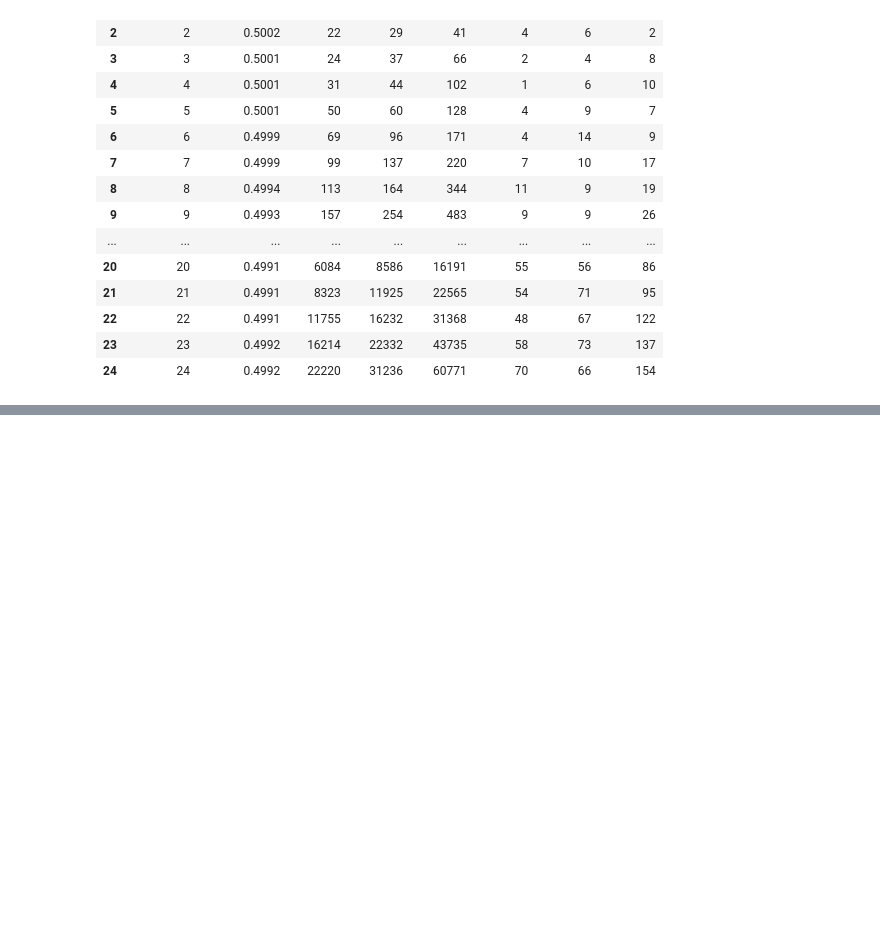
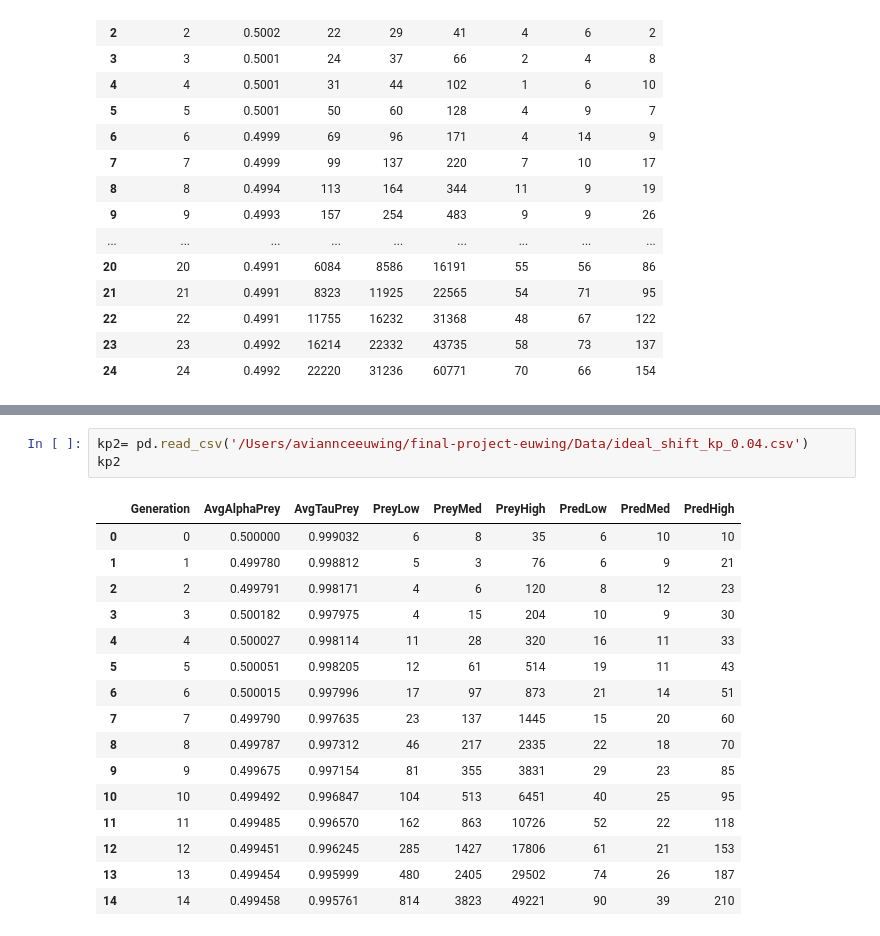
Before and after one commit to CS361-S25/final-project-euwing, a Jupyter notebook: plots.ipynb, the cells around one changed output, grey strips where cells are left out. Drawn from its saved outputs; the diff is of its cells as text; blank space fills up the shorter version.

```diff
--- a/plots.ipynb
+++ b/plots.ipynb
@@ -37,0 +60,20 @@ Text(0, 0.5, 'Prey Population')
+# %%
+kp2= pd.read_csv('/Users/aviannceeuwing/final-project-euwing/Data/ideal_shift_kp_0.04.csv')
+kp2
+# %% [output]
+|  | Generation | AvgAlphaPrey | AvgTauPrey | PreyLow | PreyMed | PreyHigh | PredLow | PredMed | PredHigh |
+| 0 | 0 | 0.500000 | 0.999032 | 6 | 8 | 35 | 6 | 10 | 10 |
+| 1 | 1 | 0.499780 | 0.998812 | 5 | 3 | 76 | 6 | 9 | 21 |
+| 2 | 2 | 0.499791 | 0.998171 | 4 | 6 | 120 | 8 | 12 | 23 |
+| 3 | 3 | 0.500182 | 0.997975 | 4 | 15 | 204 | 10 | 9 | 30 |
+| 4 | 4 | 0.500027 | 0.998114 | 11 | 28 | 320 | 16 | 11 | 33 |
+| 5 | 5 | 0.500051 | 0.998205 | 12 | 61 | 514 | 19 | 11 | 43 |
+| 6 | 6 | 0.500015 | 0.997996 | 17 | 97 | 873 | 21 | 14 | 51 |
+| 7 | 7 | 0.499790 | 0.997635 | 23 | 137 | 1445 | 15 | 20 | 60 |
+| 8 | 8 | 0.499787 | 0.997312 | 46 | 217 | 2335 | 22 | 18 | 70 |
+| 9 | 9 | 0.499675 | 0.997154 | 81 | 355 | 3831 | 29 | 23 | 85 |
+| 10 | 10 | 0.499492 | 0.996847 | 104 | 513 | 6451 | 40 | 25 | 95 |
+| 11 | 11 | 0.499485 | 0.996570 | 162 | 863 | 10726 | 52 | 22 | 118 |
+| 12 | 12 | 0.499451 | 0.996245 | 285 | 1427 | 17806 | 61 | 21 | 153 |
+| 13 | 13 | 0.499454 | 0.995999 | 480 | 2405 | 29502 | 74 | 26 | 187 |
+| 14 | 14 | 0.499458 | 0.995761 | 814 | 3823 | 49221 | 90 | 39 | 210 |
```
Also changed, not shown: parts of 9 cells of this notebook, 19 other files.
